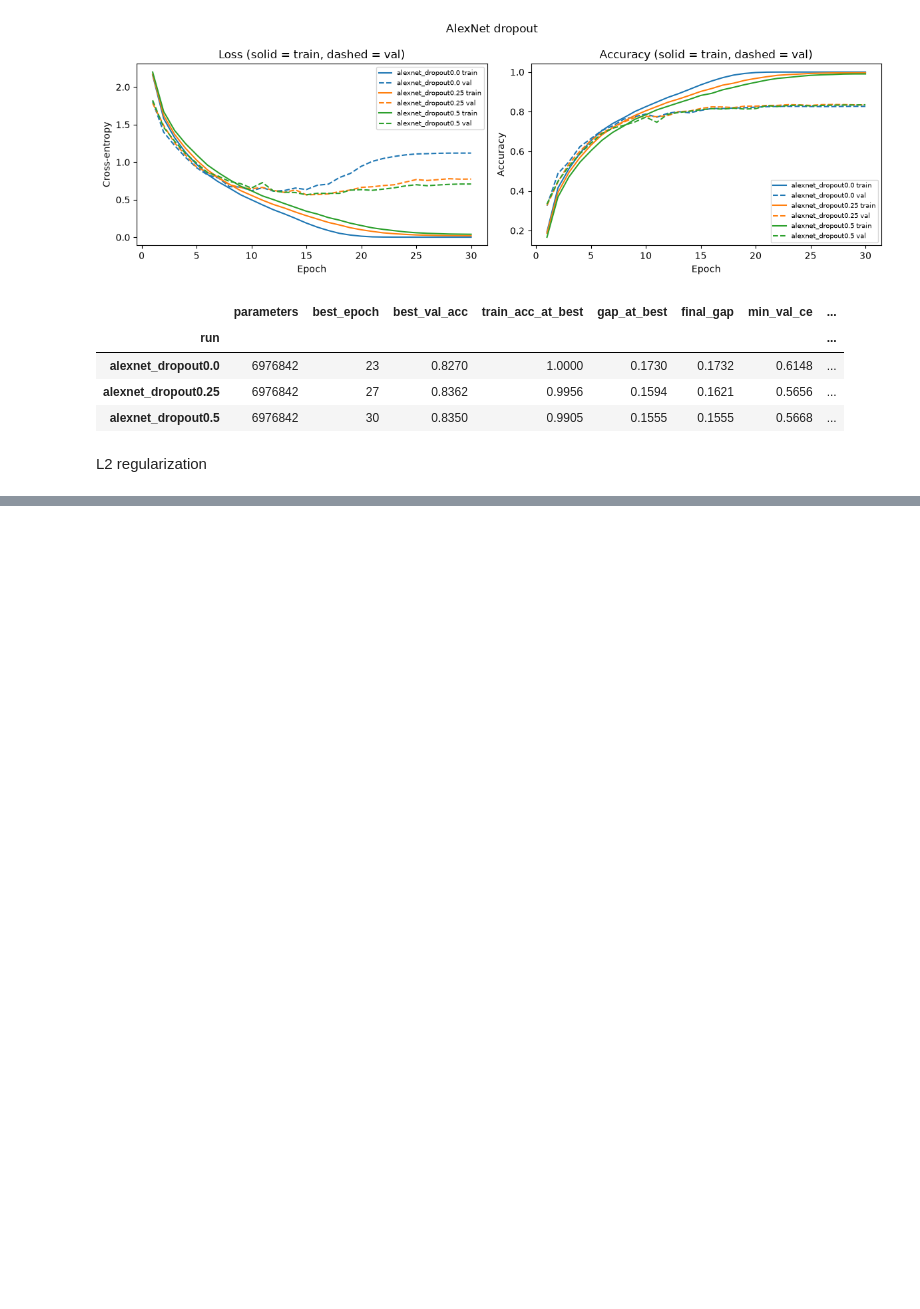
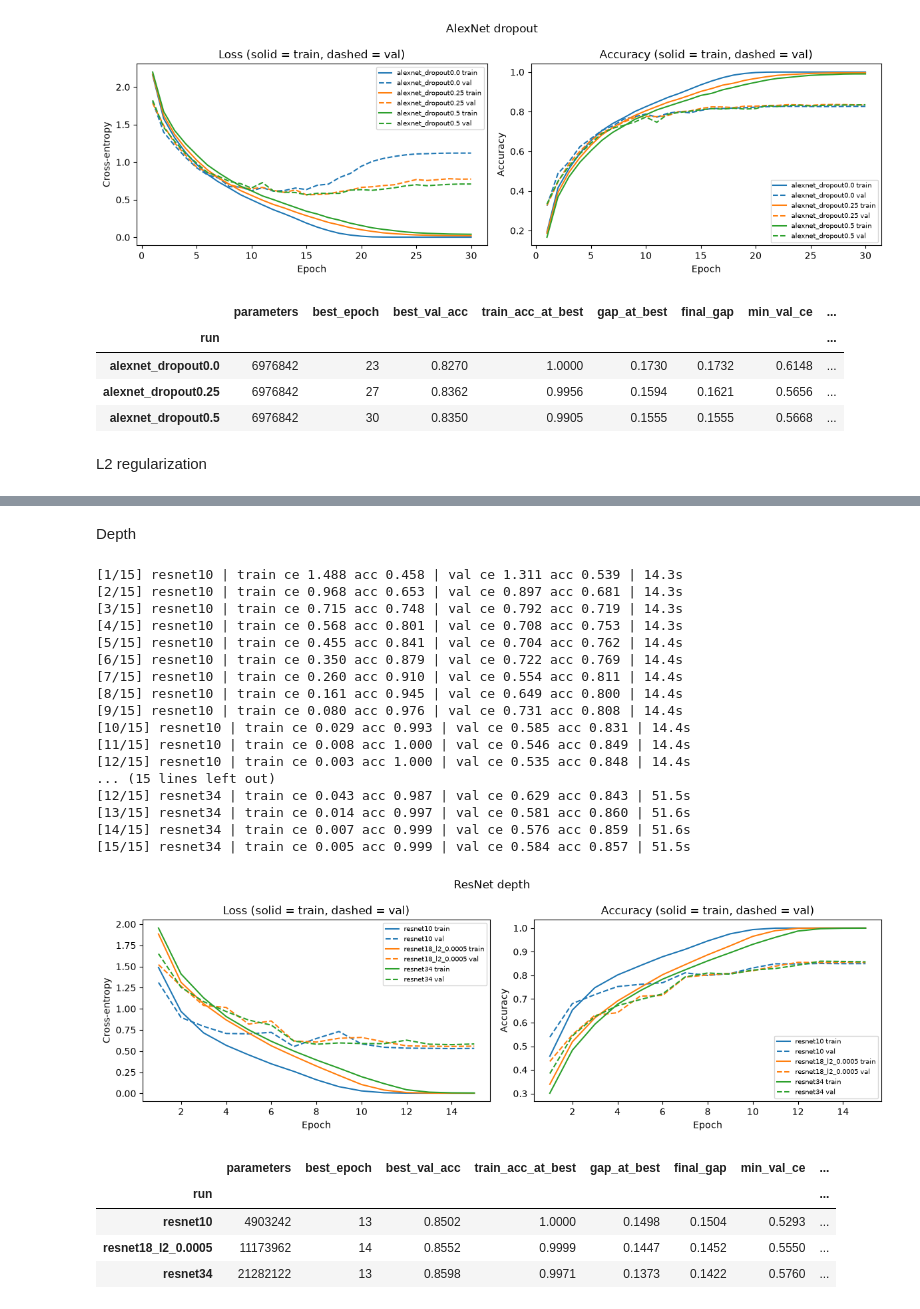
Before and after one commit to CiaranLynch1/Building-and-Evaluating-Convolutional-Neural-Networks, a Jupyter notebook: task3.ipynb, the cells around one changed output, grey strips where cells are left out. Cells and saved outputs as stored; diff of their text form; code cells hidden in the pictures; blank space fills up the shorter version.

```diff
--- a/task3.ipynb
+++ b/task3.ipynb
@@ -153,0 +201,37 @@ b2_table.to_csv(RESULTS_DIR / "task3_b2_l2.csv")
+# %% [markdown]
+Depth
+# %%
+EPOCHS_B4 = 15
+depth_runs = run_group([
+    (ResNet18, Run("resnet10", epochs=EPOCHS_B4, lr=0.1, options={"blocks": [1, 1, 1, 1]})),
+    (ResNet18, Run("resnet18_l2_0.0005", epochs=EPOCHS_B4, lr=0.1)),                          # baseline, loaded
+    (ResNet18, Run("resnet34", epochs=EPOCHS_B4, lr=0.1, options={"blocks": [3, 4, 6, 3]})),
+])
+plot_group(depth_runs, "ResNet depth")
+b4_table = summary_table(depth_runs)
+display(b4_table)
+b4_table.to_csv(RESULTS_DIR / "task3_b4_depth.csv")
+# %% [output]
+[1/15] resnet10 | train ce 1.488 acc 0.458 | val ce 1.311 acc 0.539 | 14.3s
+[2/15] resnet10 | train ce 0.968 acc 0.653 | val ce 0.897 acc 0.681 | 14.3s
+[3/15] resnet10 | train ce 0.715 acc 0.748 | val ce 0.792 acc 0.719 | 14.3s
+[4/15] resnet10 | train ce 0.568 acc 0.801 | val ce 0.708 acc 0.753 | 14.3s
+[5/15] resnet10 | train ce 0.455 acc 0.841 | val ce 0.704 acc 0.762 | 14.4s
+[6/15] resnet10 | train ce 0.350 acc 0.879 | val ce 0.722 acc 0.769 | 14.4s
+[7/15] resnet10 | train ce 0.260 acc 0.910 | val ce 0.554 acc 0.811 | 14.4s
+[8/15] resnet10 | train ce 0.161 acc 0.945 | val ce 0.649 acc 0.800 | 14.4s
+[9/15] resnet10 | train ce 0.080 acc 0.976 | val ce 0.731 acc 0.808 | 14.4s
+[10/15] resnet10 | train ce 0.029 acc 0.993 | val ce 0.585 acc 0.831 | 14.4s
+[11/15] resnet10 | train ce 0.008 acc 1.000 | val ce 0.546 acc 0.849 | 14.4s
+[12/15] resnet10 | train ce 0.003 acc 1.000 | val ce 0.535 acc 0.848 | 14.4s
+... (15 lines left out)
+[12/15] resnet34 | train ce 0.043 acc 0.987 | val ce 0.629 acc 0.843 | 51.5s
+[13/15] resnet34 | train ce 0.014 acc 0.997 | val ce 0.581 acc 0.860 | 51.6s
+[14/15] resnet34 | train ce 0.007 acc 0.999 | val ce 0.576 acc 0.859 | 51.6s
+[15/15] resnet34 | train ce 0.005 acc 0.999 | val ce 0.584 acc 0.857 | 51.5s
+[figure, added]
+|  | parameters | best_epoch | best_val_acc | train_acc_at_best | gap_at_best | final_gap | min_val_ce | ... |
+| run |  |  |  |  |  |  |  | ... |
+| resnet10 | 4903242 | 13 | 0.8502 | 1.0000 | 0.1498 | 0.1504 | 0.5293 | ... |
+| resnet18_l2_0.0005 | 11173962 | 14 | 0.8552 | 0.9999 | 0.1447 | 0.1452 | 0.5550 | ... |
+| resnet34 | 21282122 | 13 | 0.8598 | 0.9971 | 0.1373 | 0.1422 | 0.5760 | ... |
```
Also changed, not shown: parts of 4 cells of this notebook, 1 other file.
